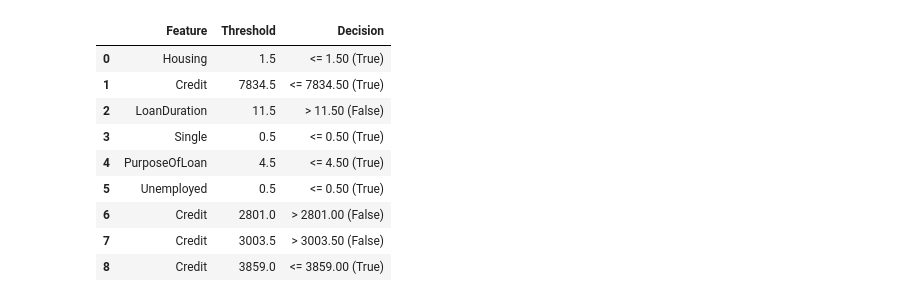
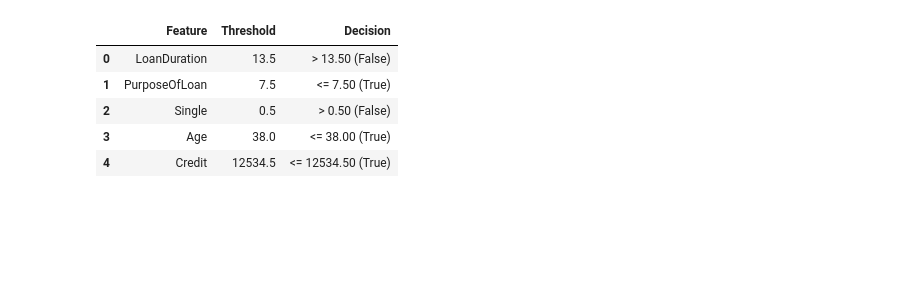
Before and after one commit to juliettm/Contesting-Black-Box-Decisions, a Jupyter notebook: interpretable_model/im_design.ipynb, the cells around one changed output. Saved outputs shown, nothing was run; the diff lists cells and outputs as text; code cells hidden in the pictures; blank space fills up the shorter version.

```diff
--- a/interpretable_model/im_design.ipynb
+++ b/interpretable_model/im_design.ipynb
@@ -21,0 +11,15 @@ df.head()
+# %%
+# Load the datasets
+X_train = pd.read_csv('../data/tra_tst_val/X_val.csv')
+X_test = pd.read_csv('../data/tra_tst_val/X_test.csv')
+
+y_train = pd.read_csv('../data/tra_tst_val/pred_val.csv', names=['BB outcome'], header=0)
+y_test = pd.read_csv('../data/tra_tst_val/pred_test.csv', names=['BB outcome'], header=0)
+
+original_labels_val = pd.read_csv('../data/tra_tst_val/y_val.csv')
+original_labels_test = pd.read_csv('../data/tra_tst_val/y_test.csv')
+# %%
+y_train['BB Label'] = y_train['BB outcome'].apply(lambda x: 1 if x >=0.5 else 0)
+y_test['BB Label'] = y_test['BB outcome'].apply(lambda x: 1 if x >=0.5 else 0)
+
+y_test
@@ -22,26 +40,21 @@ df.head()
 # %%
-# Re-split the dataset
-X = df.drop(['Label', 'Prediction', 'BinaryPrediction'], axis=1)
-y = df['BinaryPrediction']
-X_train, X_temp, y_train, y_temp = train_test_split(X, y, test_size=0.4, random_state=42)
-X_test, X_validate, y_test, y_validate = train_test_split(X_temp, y_temp, test_size=0.5, random_state=42)
-
 # Define and train the best model again using previously found best hyperparameters
 best_params = {'criterion': 'entropy', 'max_depth': None, 'min_samples_split': 2, 'min_samples_leaf': 1}
 best_model = DecisionTreeClassifier(**best_params, random_state=42)
-best_model.fit(X_train, y_train)
+best_model.fit(X_train, y_train['BB Label'])
 
 # Save the model
 model_path = 'best_decision_tree_model.joblib'
 joblib.dump(best_model, model_path)
 
 # Predict on the validation set
-y_pred_validate = best_model.predict(X_validate)
+y_pred_test = best_model.predict(X_test)
 
 # Combine real and predicted labels for comparison
 results_validate = pd.DataFrame({
-    'Real Label': y_validate,
-    'Predicted Label': y_pred_validate
+    'Labels': original_labels_test['Label'].values.flatten(),
+    'BB Label': y_test['BB Label'].values.flatten(),
+    'IM Label': y_pred_test
 })
 
 print(results_validate.head())
@@ -99,7 +124,7 @@ plt.show()
 from sklearn.tree import _tree
 # Extract a single instance from the validation set to trace its decision path
 instance_index = 0  # Example: first instance in the validation set
-single_instance = X_validate.iloc[[instance_index]]
+single_instance = X_test.iloc[[instance_index]]
 
 # Use the decision_path method to get the path for this instance
 decision_path = best_model.decision_path(single_instance)
@@ -123,39 +148,35 @@ def get_decision_path_details(model, single_instance, feature_names):
         if tree_.feature[node_index] != _tree.TREE_UNDEFINED:  # Ensure it's not a leaf node
             # Feature name and threshold
             feature_name = feature_names[tree_.feature[node_index]]
             threshold = tree_.threshold[node_index]
 
             # Decision direction
             if single_instance.iloc[0, tree_.feature[node_index]] <= threshold:
                 decision = f"<= {threshold:.2f} (True)"
             else:
                 decision = f"> {threshold:.2f} (False)"
 
             # Append to lists
             decision_features.append(feature_name)
             decision_thresholds.append(threshold)
             decision_directions.append(decision)
 
     # Create a DataFrame for visualization
     decision_path_df = pd.DataFrame({
         'Feature': decision_features,
         'Threshold': decision_thresholds,
         'Decision': decision_directions
     })
 
     return decision_path_df
 
 # Correctly call the function with the required parameters
 decision_path_df = get_decision_path_details(best_model, single_instance, feature_names)
 decision_path_df
 # %% [output]
 |  | Feature | Threshold | Decision |
-| 0 | Housing | 1.5 | <= 1.50 (True) |
-| 1 | Credit | 7834.5 | <= 7834.50 (True) |
-| 2 | LoanDuration | 11.5 | > 11.50 (False) |
-| 3 | Single | 0.5 | <= 0.50 (True) |
-| 4 | PurposeOfLoan | 4.5 | <= 4.50 (True) |
-| 5 | Unemployed | 0.5 | <= 0.50 (True) |
-| 6 | Credit | 2801.0 | > 2801.00 (False) |
-| 7 | Credit | 3003.5 | > 3003.50 (False) |
-| 8 | Credit | 3859.0 | <= 3859.00 (True) |
+| 0 | LoanDuration | 13.5 | > 13.50 (False) |
+| 1 | PurposeOfLoan | 7.5 | <= 7.50 (True) |
+| 2 | Single | 0.5 | > 0.50 (False) |
+| 3 | Age | 38.0 | <= 38.00 (True) |
+| 4 | Credit | 12534.5 | <= 12534.50 (True) |
```
Also changed, not shown: parts of 7 cells of this notebook, 21 other files.
